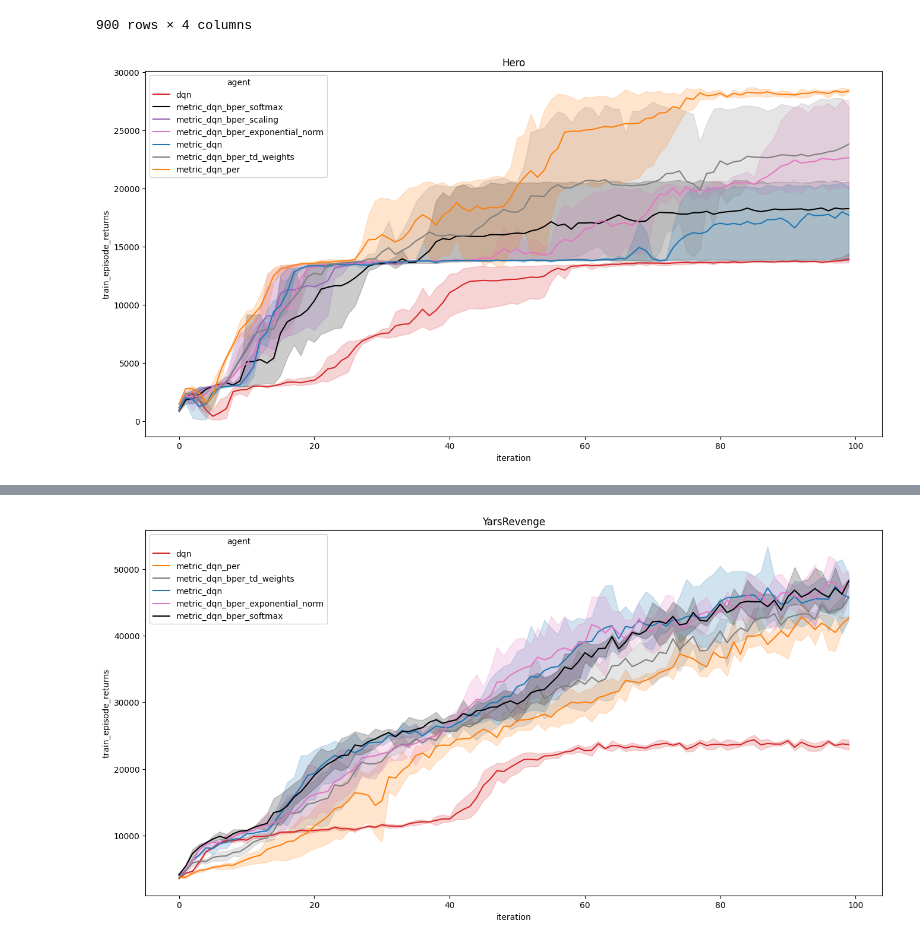
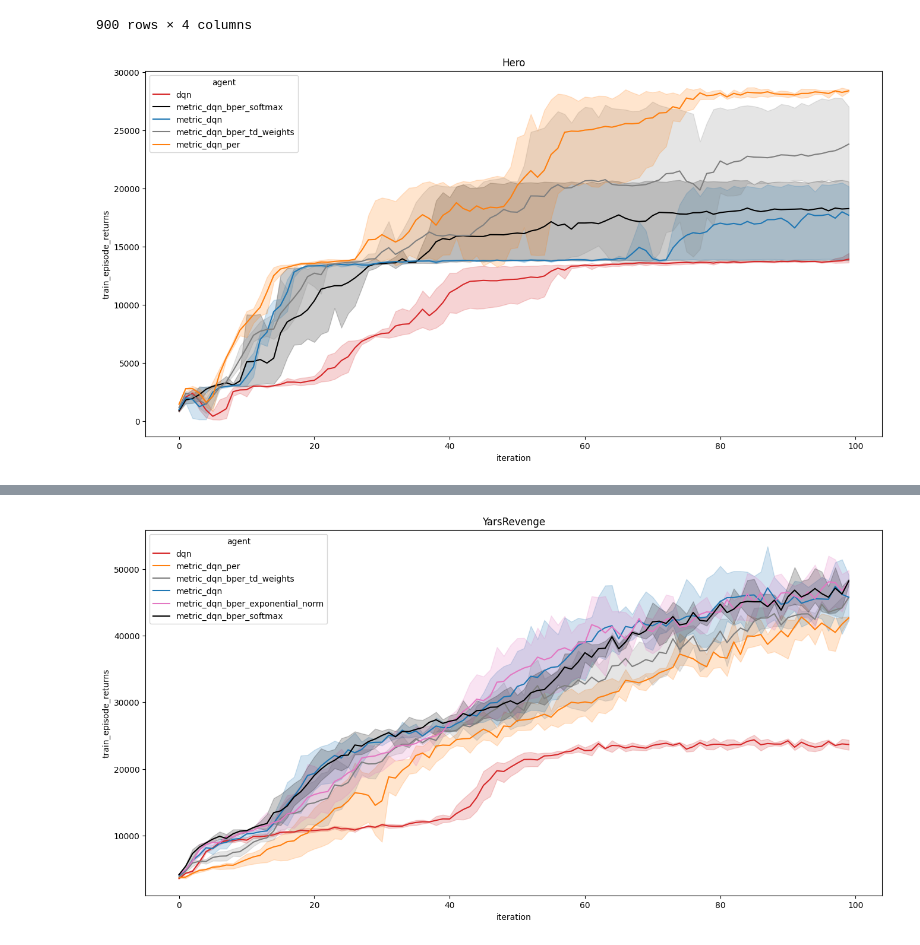
Before and after one commit to ZosoV/bisimulation-PER, a Jupyter notebook: jupyter_notebooks/load_statistics.ipynb, the cells around one changed output, grey strips where cells are left out. Saved outputs shown, nothing was run; the diff lists cells and outputs as text; code cells hidden in the pictures.

```diff
--- a/jupyter_notebooks/load_statistics.ipynb
+++ b/jupyter_notebooks/load_statistics.ipynb
@@ -272,32 +275,34 @@ def plot_game(game, dataframes):
 # %%
 # NOTE: Synchronize the results from the ssh server before runing the next cell
 
 game = 'Hero'
 results = read_experiment( log_path = f"logs/{game}/",
                      parameter_set= collections.OrderedDict([
                          ('agent', ["metric_dqn",
                                     'metric_dqn_per',
-                                    "metric_dqn_bper_scaling",
+                                    # "metric_dqn_bper_scaling",
+                                    # "metric_dqn_bper_scaling_512",
                                     'metric_dqn_bper_softmax',
                                     # 'metric_dqn_bper_softmax_weight',
-                                    "metric_dqn_bper_exponential_norm",
-                                    "metric_dqn_bper_td_weights"]),
+                                    # "metric_dqn_bper_exponential_norm",
+                                    "metric_dqn_bper_td_weights"
+                                    ]),
                          ('run_number', ['118398', '711872', '919409']),
                      ]),
                      job_descriptor='{}/{}',
                      summary_keys=['train_episode_returns'],)
 
 # Load dqn baseline data
 dataframes = load_baselines(load_path = 'outputs/baselines/dqn')
 
 # Merging the new results to the existing data frame
 dataframes[game] = dataframes[game].merge(
     results, how='outer')
 
 # Plot the baselines and my results
 plot_game(game = game, dataframes = dataframes)
 # %% [output]
-[figure, old version]
+[figure, new version]
 # %%
 # NOTE: Synchronize the results from the ssh server before runing the next cell
 
```
Also changed, not shown: parts of 5 cells of this notebook, 11 other files.
